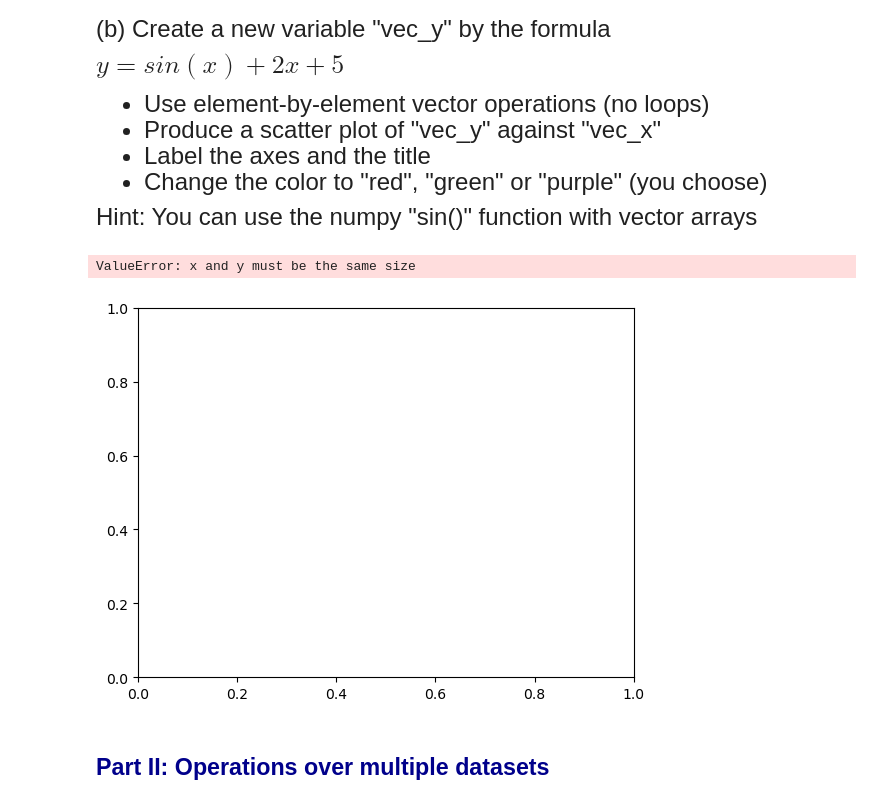
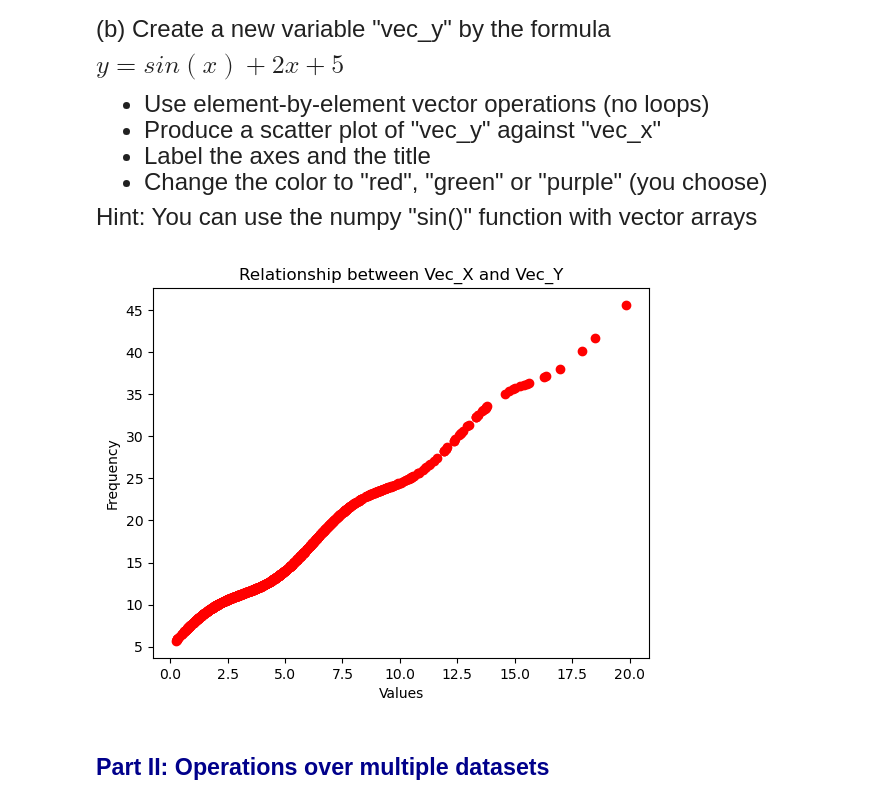
Before and after one commit to j-suave/emoryqtm151, a Jupyter notebook: Quiz 1 - Section 4/Quiz 1 - Section 4.ipynb, the cells around one changed output. Drawn from its saved outputs; the diff is of its cells as text; code cells hidden in the pictures.

```diff
--- a/Quiz 1 - Section 4/Quiz 1 - Section 4.ipynb
+++ b/Quiz 1 - Section 4/Quiz 1 - Section 4.ipynb
@@ -60,8 +60,8 @@ To get full points, plot the histograms on a grid (See Lecture 6)
 # %%
 # Write your own code
 
-vec_x = [np.random.chisquare(df = 5, size = 1000)]
-vec_z = [np.random.chisquare(df = 1, size = 1000)]
+vec_x = np.random.chisquare(df = 5, size = 1000)
+vec_z = np.random.chisquare(df = 1, size = 1000)
 
 fig, list_subsquare = plt.subplots(1, 2,figsize = (12,6))
 
@@ -69,11 +69,11 @@ plt.tight_layout()
 
 list_subsquare[0].hist(x = vec_x)
 list_subsquare[0].set_title("Figure 1: Chi-Square Distribution of Vec X")
-list_subsquare[0].set_xlabel("Value")
-list_subsquare[0].set_ylabel("Frequency")
+list_subsquare[0].set_xlabel("X")
+list_subsquare[0].set_ylabel("Y")
 
 list_subsquare[1].hist(x = vec_z)
 list_subsquare[1].set_title("Figure 2: Chi-Square Distribution of Vec Z")
-list_subsquare[1].set_xlabel("Value")
-list_subsquare[1].set_ylabel("Frequency")
+list_subsquare[1].set_xlabel("Z")
+list_subsquare[1].set_ylabel("Y")
 # %% [output]
@@ -93,18 +93,16 @@ $ y = sin(x) + 2x + 5$
 
 Hint: You can use the numpy "sin()" function with vector arrays
 # %%
-x = vec_x
 
-vec_y = np.sin(x) + 2*x +5
+vec_y = np.sin(vec_x) + 2*vec_x + 5
 
 plt.scatter(x = vec_x, y = vec_y, color = "red")
-plt.title("Relation ship between Vec_X and Vec_Y")
+plt.title("Relationship between Vec_X and Vec_Y")
 plt.xlabel("Values")
 plt.ylabel("Frequency")
 plt.show()
 # %% [output]
-ValueError: x and y must be the same size
-[figure, old version]
+[figure, new version]
 # %% [markdown]
 ## <span style="color:darkblue"> Part II: Operations over multiple datasets </span>
 # %% [markdown]
```
Also changed, not shown: parts of 6 cells of this notebook, 26 other files.
